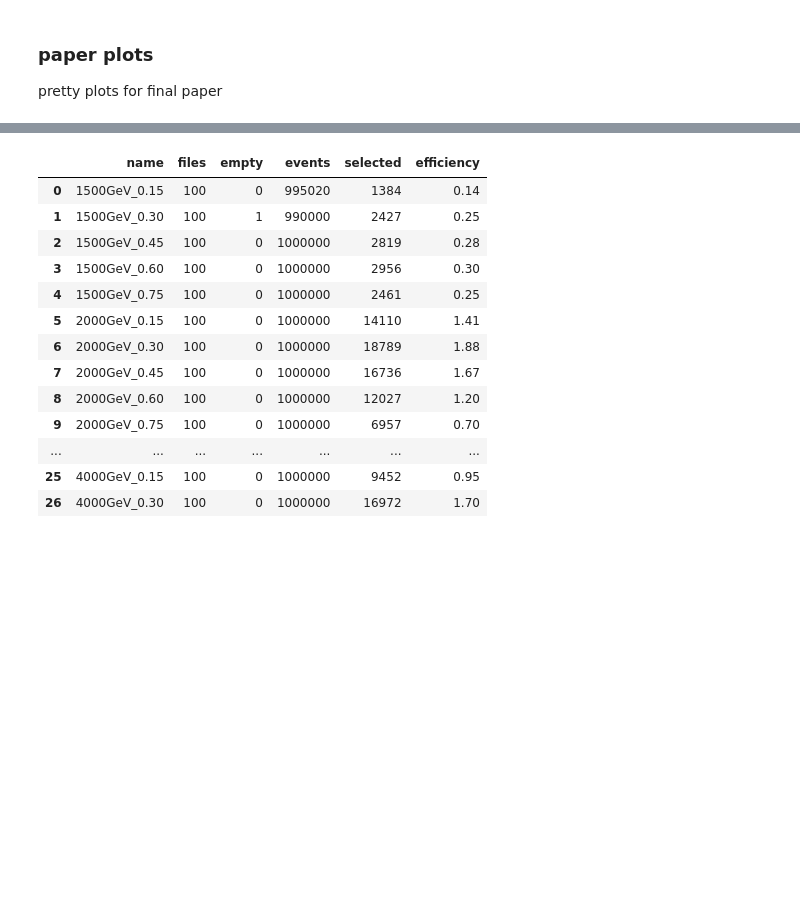
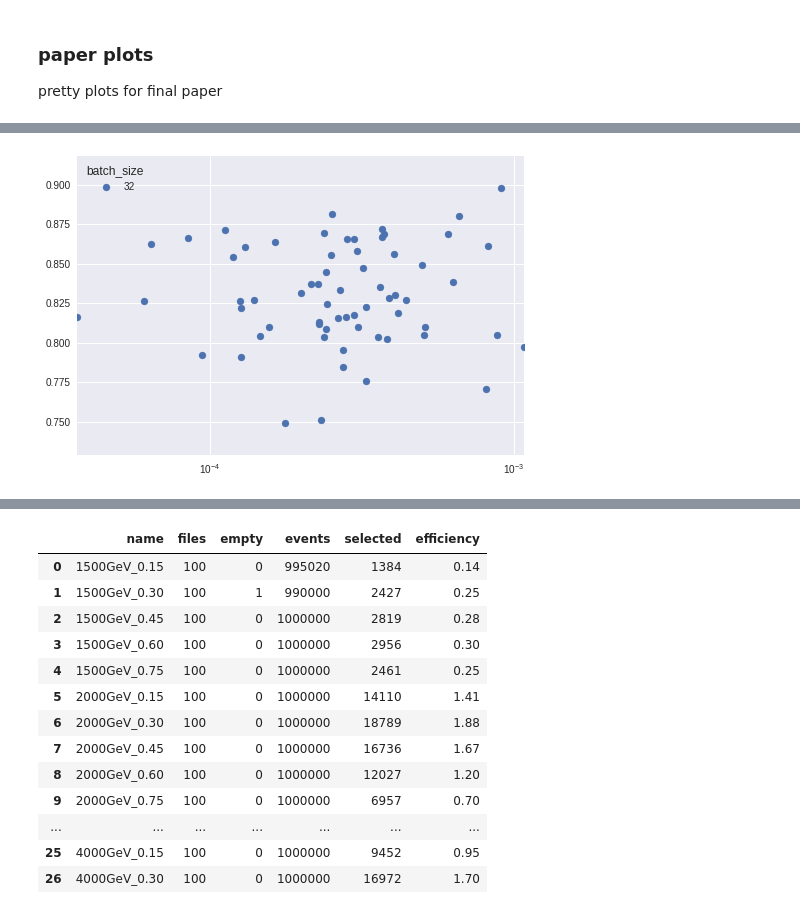
Before and after one commit to luclepot/SVJ, a Jupyter notebook: plots.ipynb, the cells around one changed output, grey strips where cells are left out. Cells and saved outputs as stored; diff of their text form; code cells hidden in the pictures; blank space fills up the shorter version.

```diff
--- a/plots.ipynb
+++ b/plots.ipynb
@@ -16,0 +58,26 @@ plt.show()
+# %%
+s = utils.summary().cfilter(['*auc*', 'target_dim', 'filename', 'signal_path', 'batch*', 'learning_rate']).sort_values('mae_auc')[::-1]
+s = s[s.signal_path.apply(lambda x: x.split('/')[2]) == '3000GeV_0.30']
+s = s[s.batch_size == 32]
+s = s[s.learning_rate > 0]
+s = s[s.target_dim == 7]
+s
+
+import numpy as np
+import matplotlib.pyplot as plt
+
+to_color = 'batch_size'
+
+for val in s[to_color].unique():
+    sp = s[s[to_color] == val]
+    plt.scatter(sp.learning_rate, sp.mae_auc, label=str(val))
+
+plt.xscale('log')
+
+# xlims = 10**(int(np.log10(s.learning_rate.min())) - 1), 10**(int(np.log10(s.learning_rate.max())) + 1)
+plt.xlim(s.learning_rate.min(), s.learning_rate.max())
+
+plt.legend(title=to_color)
+plt.show()
+# %% [output]
+[figure, added]
```
Also changed, not shown: parts of 21 cells of this notebook.
